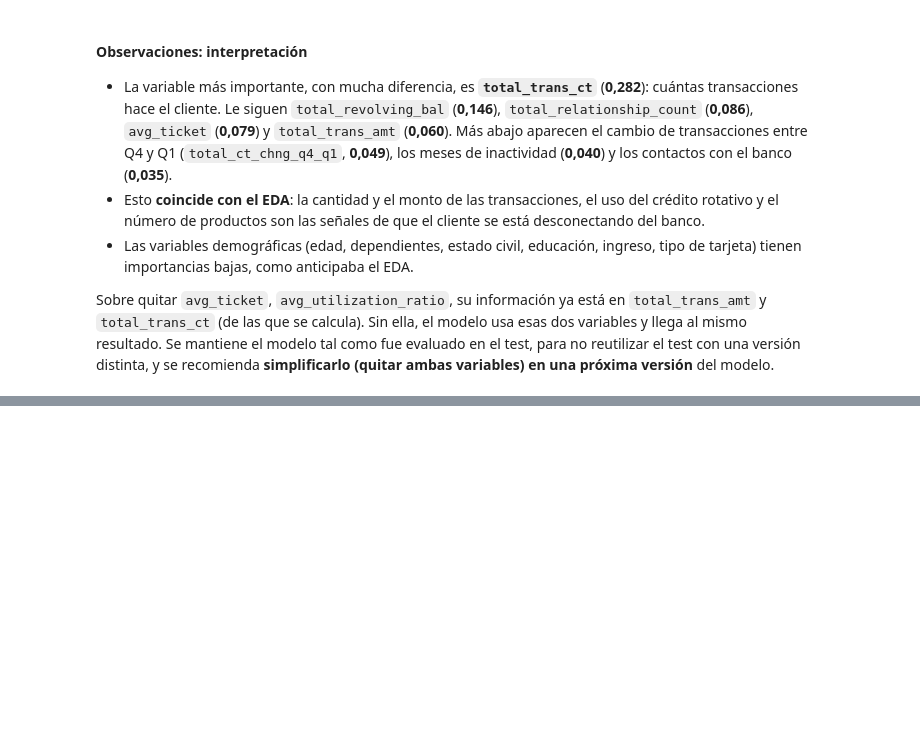
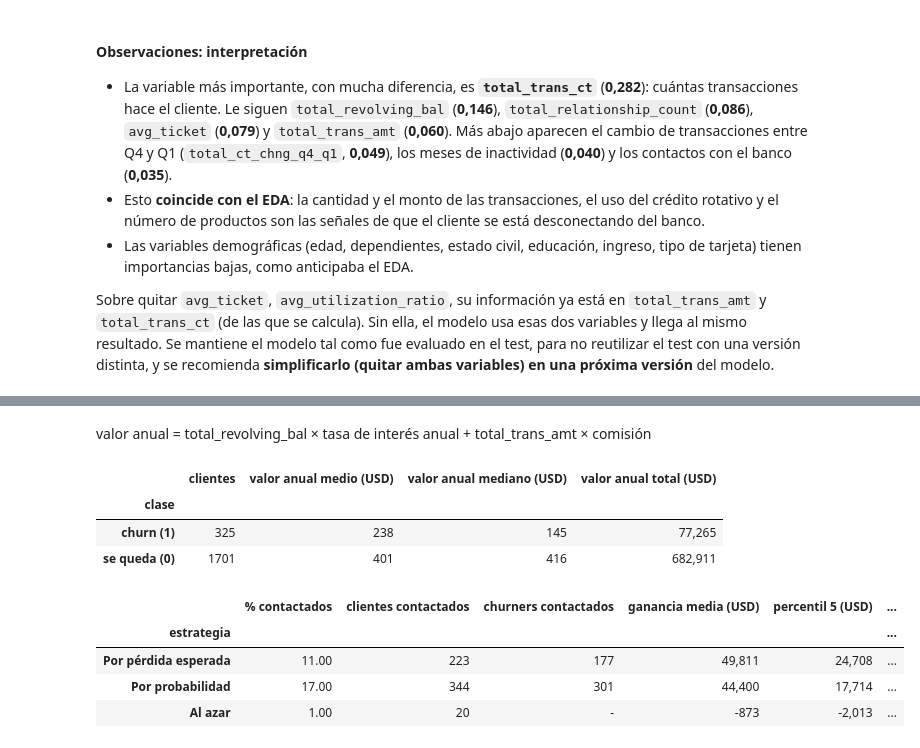
Before and after one commit to crissebasbol/bank_churn_prediction, a Jupyter notebook: notebooks/churn_analysis.ipynb, the cells around one changed output, grey strips where cells are left out. Cells and saved outputs as stored; diff of their text form; code cells hidden in the pictures; blank space fills up the shorter version.

```diff
--- a/notebooks/churn_analysis.ipynb
+++ b/notebooks/churn_analysis.ipynb
@@ -1259,0 +1288,21 @@ Sobre quitar `avg_ticket`, `avg_utilization_ratio`, su información ya está en
+# %% [markdown]
+valor anual = total_revolving_bal × tasa de interés anual  +  total_trans_amt × comisión
+# %%
+montecarlo.format_table(montecarlo.client_value_summary(X_test, y_test))
+# %% [output]
+|  | clientes | valor anual medio (USD) | valor anual mediano (USD) | valor anual total (USD) |
+| clase |  |  |  |  |
+| churn (1) | 325 | 238 | 145 | 77,265 |
+| se queda (0) | 1701 | 401 | 416 | 682,911 |
+# %%
+priority = montecarlo.priority_scores(X_test, test_proba)
+mc_sims = montecarlo.simulate_campaign(X_test, y_test, priority, n_sims=10_000)
+mc_summary = montecarlo.simulation_summary(mc_sims)
+mc_best = montecarlo.best_by_strategy(mc_summary)
+montecarlo.format_table(mc_best)
+# %% [output]
+|  | % contactados | clientes contactados | churners contactados | ganancia media (USD) | percentil 5 (USD) | ... |
+| estrategia |  |  |  |  |  | ... |
+| Por pérdida esperada | 11.00 | 223 | 177 | 49,811 | 24,708 | ... |
+| Por probabilidad | 17.00 | 344 | 301 | 44,400 | 17,714 | ... |
+| Al azar | 1.00 | 20 | - | -873 | -2,013 | ... |
```
Also changed, not shown: parts of 10 cells of this notebook, 3 other files.
